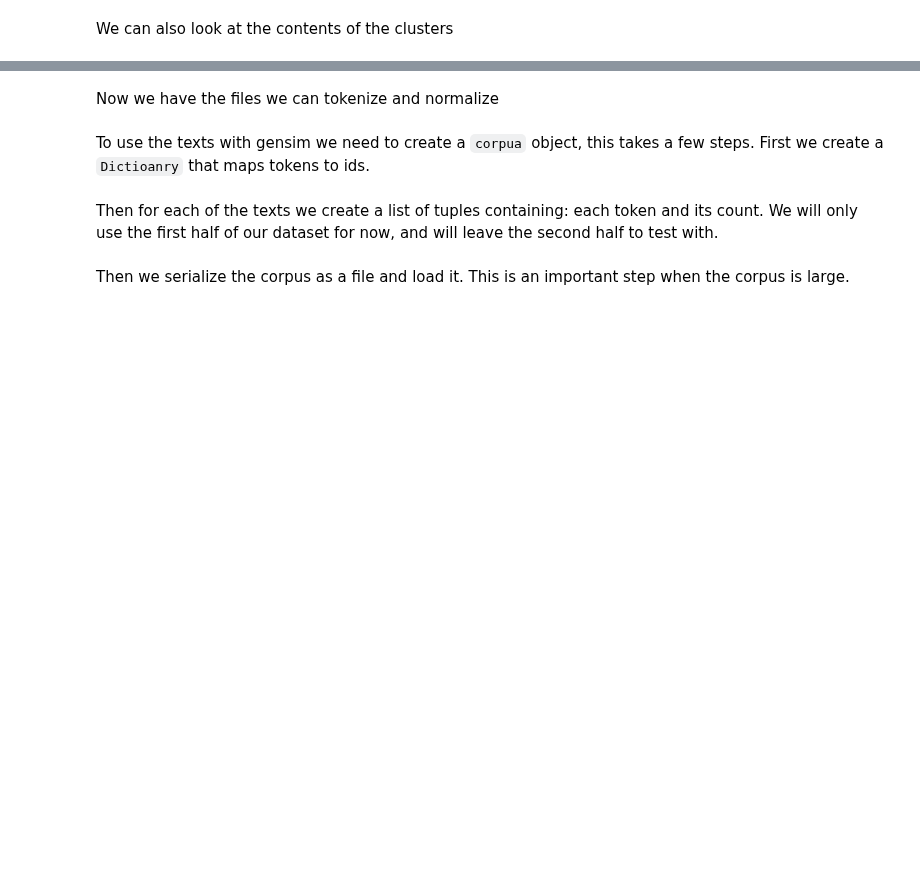
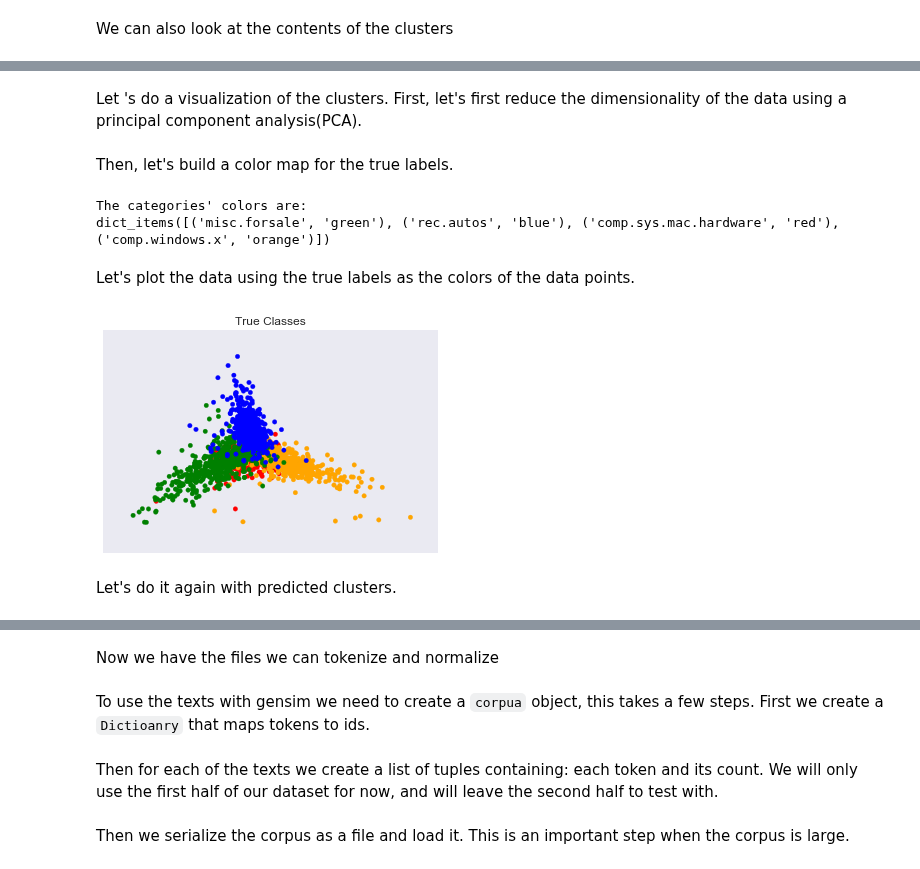
Before and after one commit to KnowledgeLab/content_analysis, a Jupyter notebook: notebooks/3-Clustering-and-Topic-Modeling.ipynb, the cells around one changed output, grey strips where cells are left out. Cells and saved outputs as stored; diff of their text form; code cells hidden in the pictures; blank space fills up the shorter version.

Commit message:
Added more clustering

```diff
--- a/notebooks/3-Clustering-and-Topic-Modeling.ipynb
+++ b/notebooks/3-Clustering-and-Topic-Modeling.ipynb
@@ -189,7 +209,7 @@ Lots of garbage from unique words and stopwords, but it is a start. We should no
 #initialize
 ngTFVectorizer = sklearn.feature_extraction.text.TfidfVectorizer(max_df=0.5, max_features=5000, min_df=3, stop_words='english', norm='l2')
 #train
-newsgroupsTFVects = ngTFVectorizer.fit_transform(newsgroups.data)
+newsgroupsTFVects = ngTFVectorizer.fit_transform(newsgroupsDF['text'])
 # %% [markdown]
 Lets look at the matrix
 # %%
@@ -221,5 +241,5 @@ To do this we will need to know how many clusters we're looking for
 # %%
-numClusters = len(set(newsgroups.target_names))
+numClusters = len(set(newsgroupsDF['category']))
 numClusters
 # %% [output]
 4
@@ -266,0 +303,32 @@ NameError: name 'vectorizer' is not defined
+# %% [markdown]
+Let 's do a visualization of the clusters. First, let's first reduce the
+dimensionality of the data using a principal component analysis(PCA).
+# %%
+reduced_data= sklearn.decomposition.PCA(n_components=2).fit_transform(newsgroupsTFVects.toarray())
+# %% [markdown]
+Then, let's build a color map for the true labels.
+# %%
+colordict = {
+'comp.sys.mac.hardware': 'red',
+'comp.windows.x': 'orange',
+'misc.forsale': 'green',
+'rec.autos': 'blue',
+    }
+colors = [colordict[c] for c in newsgroupsDF['category']]
+print("The categories' colors are:\n{}".format(colordict.items()))
+# %% [output]
+The categories' colors are:
+dict_items([('misc.forsale', 'green'), ('rec.autos', 'blue'), ('comp.sys.mac.hardware', 'red'), ('comp.windows.x', 'orange')])
+# %% [markdown]
+Let's plot the data using the true labels as the colors of the data points.
+# %%
+plt.figure(1)
+plt.scatter(reduced_data[:, 0], reduced_data[:, 1], color = colors)
+plt.xticks(())
+plt.yticks(())
+plt.title('True Classes')
+plt.show()
+# %% [output]
+[figure, added]
+# %% [markdown]
+Let's do it again with predicted clusters.
```
Also changed, not shown: parts of 37 cells of this notebook, 1 other file.
